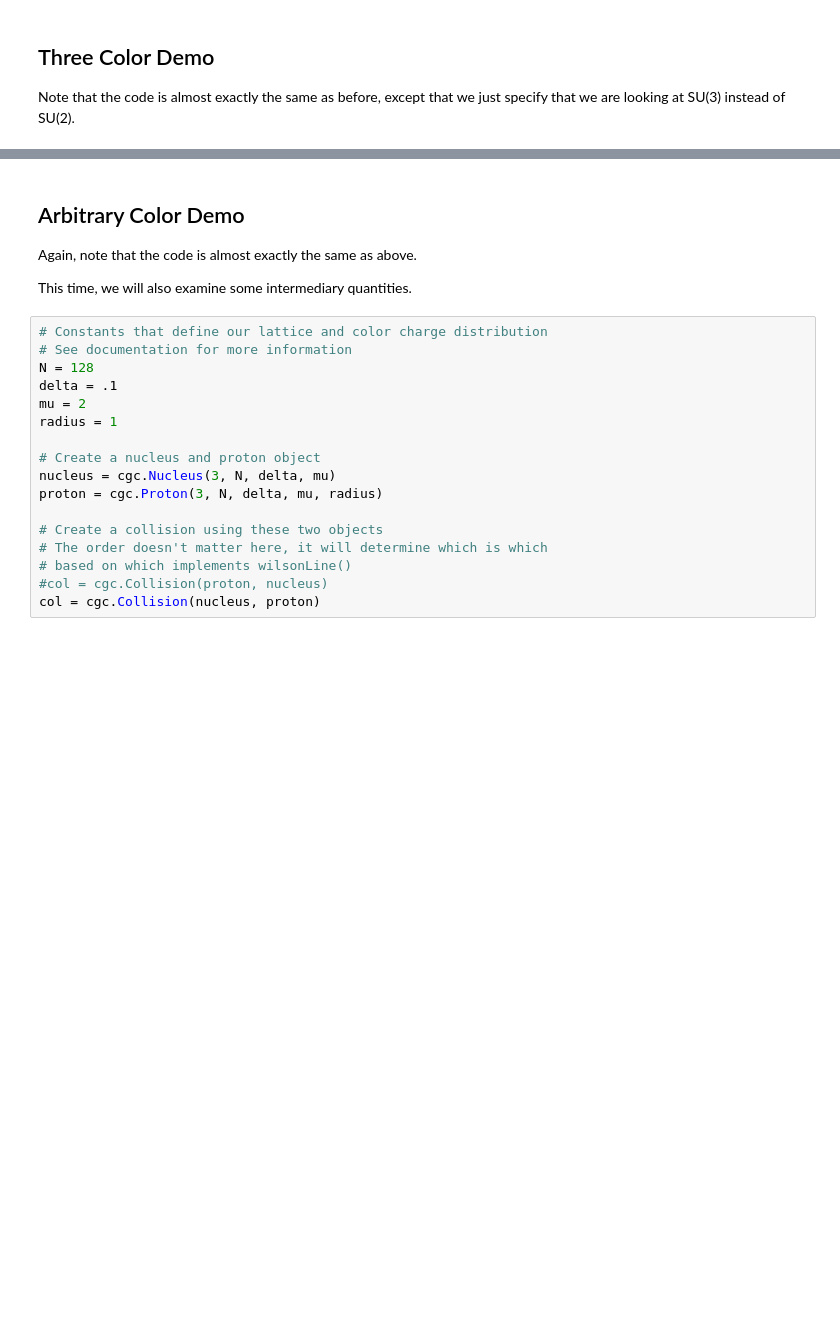
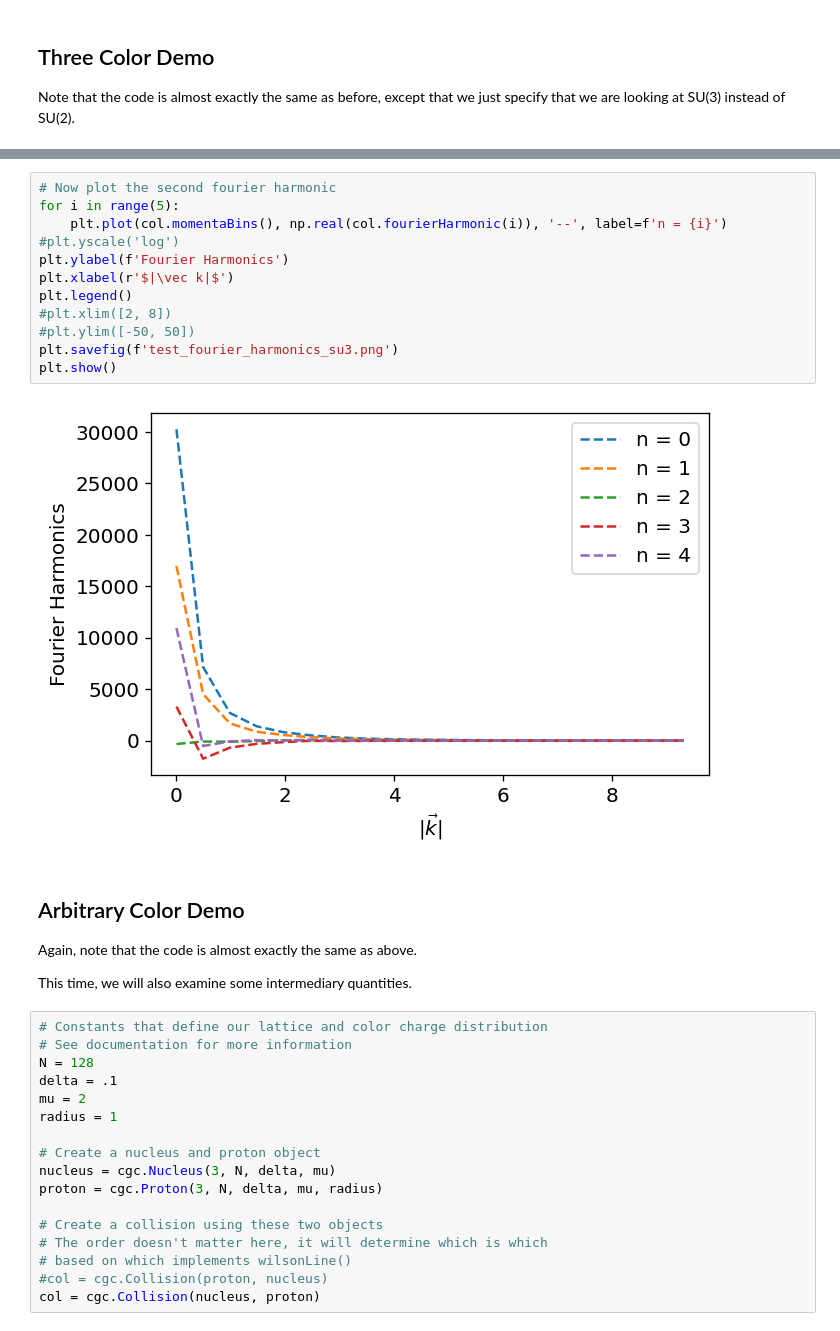
Before and after one commit to Jfeatherstone/ColorGlass, a Jupyter notebook: demo.ipynb, the cells around one changed output, grey strips where cells are left out. Saved outputs shown, nothing was run; the diff lists cells and outputs as text; blank space fills up the shorter version.

Commit message:
Working on harmonic calculation; implemented but not yet working

```diff
--- a/demo.ipynb
+++ b/demo.ipynb
@@ -84,3 +85,17 @@ plt.show()
+# %%
+# Now plot the second fourier harmonic
+for i in range(5):
+    plt.plot(col.momentaBins(), np.real(col.fourierHarmonic(i)), '--', label=f'n = {i}')
+#plt.yscale('log')
+plt.ylabel(f'Fourier Harmonics')
+plt.xlabel(r'$|\vec k|$')
+plt.legend()
+#plt.xlim([2, 8])
+#plt.ylim([-50, 50])
+plt.savefig(f'test_fourier_harmonics_su3.png')
+plt.show()
+# %% [output]
+[figure, added]
 # %% [markdown]
 ## Arbitrary Color Demo
 
```
Also changed, not shown: parts of 2 cells of this notebook, 3 other files.
